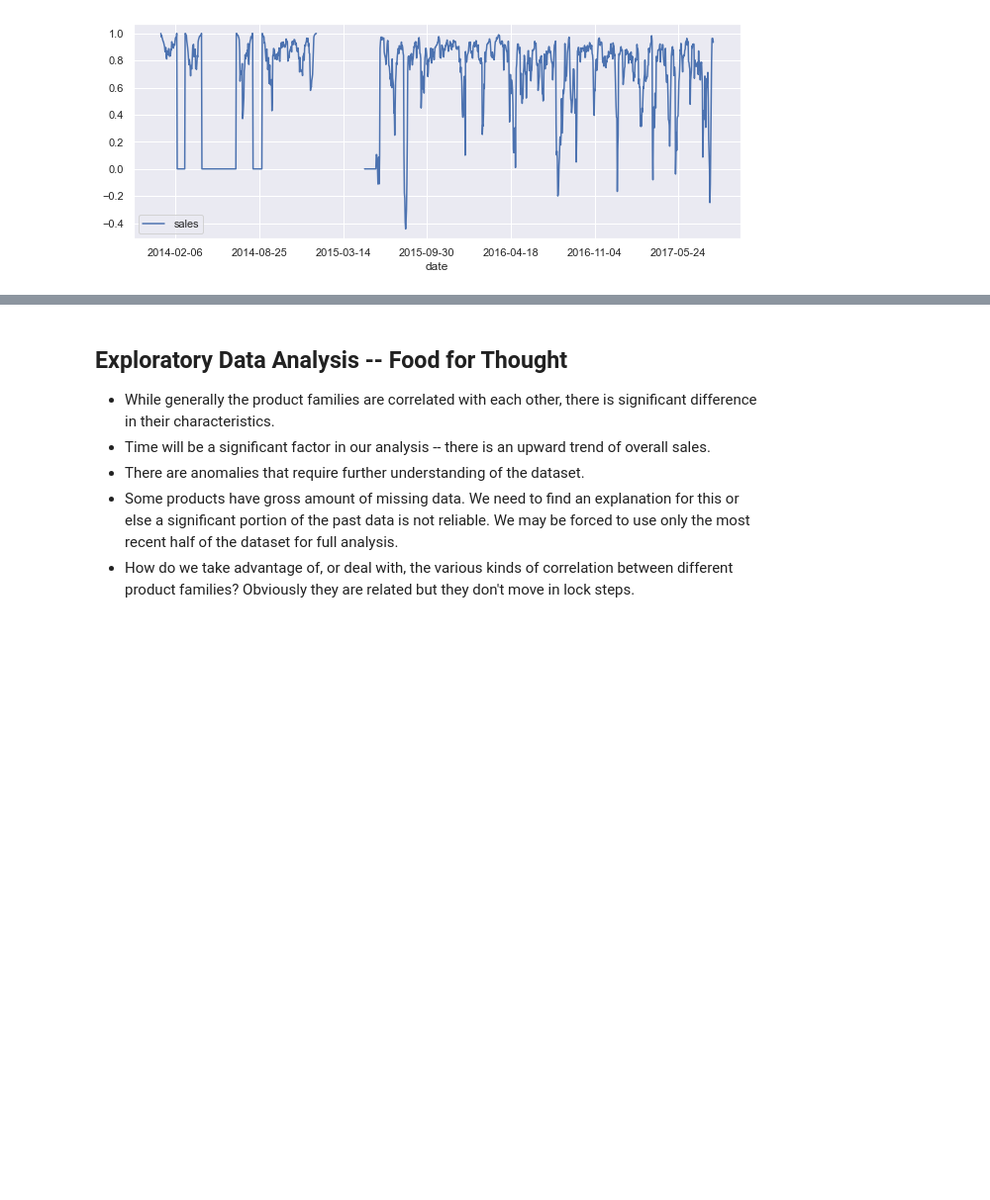
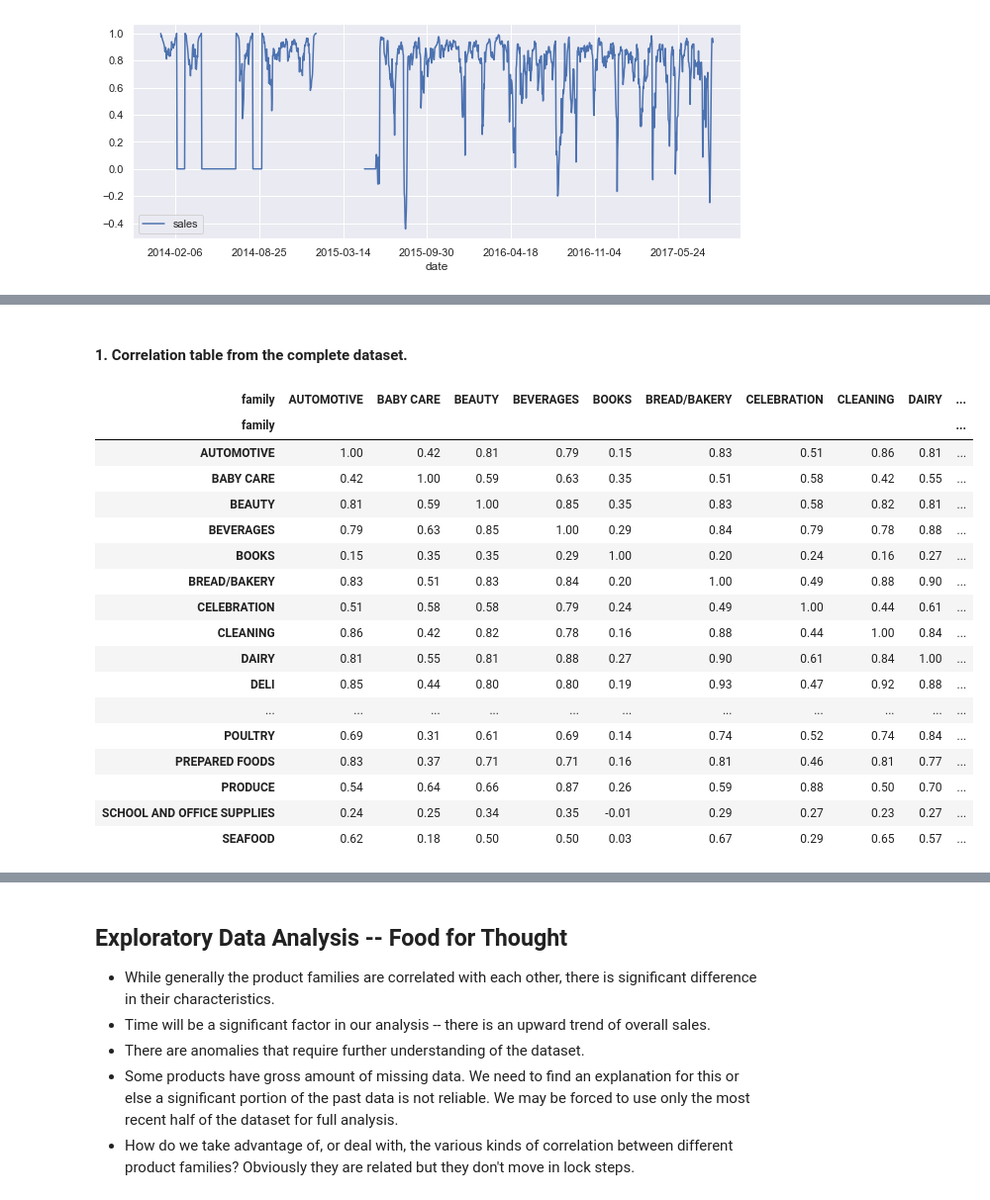
Before and after one commit to suhasAB/store-sales-forecasting, a Jupyter notebook: StoreSales.ipynb, the cells around one changed output, grey strips where cells are left out. Shown at 99% size. Saved outputs shown, nothing was run; the diff lists cells and outputs as text; code cells hidden in the pictures; blank space fills up the shorter version.

```diff
--- a/StoreSales.ipynb
+++ b/StoreSales.ipynb
@@ -456,0 +505,3 @@ homecare.rolling(10).corr(school).plot()
+# %%
+pivoted_table = train.pivot_table('sales', ['date'], 'family')
+pivoted_table
@@ -456,0 +523,29 @@ homecare.rolling(10).corr(school).plot()
+# %% [markdown]
+#### 1. Correlation table from the complete dataset.
+# %%
+import pandas as pd
+import numpy as np
+
+
+corr = pivoted_table.corr()
+
+corr.style.background_gradient(cmap='coolwarm').set_precision(2)
+# %% [output]
+| family | AUTOMOTIVE | BABY CARE | BEAUTY | BEVERAGES | BOOKS | BREAD/BAKERY | CELEBRATION | CLEANING | DAIRY | ... |
+| family |  |  |  |  |  |  |  |  |  | ... |
+| AUTOMOTIVE | 1.00 | 0.42 | 0.81 | 0.79 | 0.15 | 0.83 | 0.51 | 0.86 | 0.81 | ... |
+| BABY CARE | 0.42 | 1.00 | 0.59 | 0.63 | 0.35 | 0.51 | 0.58 | 0.42 | 0.55 | ... |
+| BEAUTY | 0.81 | 0.59 | 1.00 | 0.85 | 0.35 | 0.83 | 0.58 | 0.82 | 0.81 | ... |
+| BEVERAGES | 0.79 | 0.63 | 0.85 | 1.00 | 0.29 | 0.84 | 0.79 | 0.78 | 0.88 | ... |
+| BOOKS | 0.15 | 0.35 | 0.35 | 0.29 | 1.00 | 0.20 | 0.24 | 0.16 | 0.27 | ... |
+| BREAD/BAKERY | 0.83 | 0.51 | 0.83 | 0.84 | 0.20 | 1.00 | 0.49 | 0.88 | 0.90 | ... |
+| CELEBRATION | 0.51 | 0.58 | 0.58 | 0.79 | 0.24 | 0.49 | 1.00 | 0.44 | 0.61 | ... |
+| CLEANING | 0.86 | 0.42 | 0.82 | 0.78 | 0.16 | 0.88 | 0.44 | 1.00 | 0.84 | ... |
+| DAIRY | 0.81 | 0.55 | 0.81 | 0.88 | 0.27 | 0.90 | 0.61 | 0.84 | 1.00 | ... |
+| DELI | 0.85 | 0.44 | 0.80 | 0.80 | 0.19 | 0.93 | 0.47 | 0.92 | 0.88 | ... |
+| ... | ... | ... | ... | ... | ... | ... | ... | ... | ... | ... |
+| POULTRY | 0.69 | 0.31 | 0.61 | 0.69 | 0.14 | 0.74 | 0.52 | 0.74 | 0.84 | ... |
+| PREPARED FOODS | 0.83 | 0.37 | 0.71 | 0.71 | 0.16 | 0.81 | 0.46 | 0.81 | 0.77 | ... |
+| PRODUCE | 0.54 | 0.64 | 0.66 | 0.87 | 0.26 | 0.59 | 0.88 | 0.50 | 0.70 | ... |
+| SCHOOL AND OFFICE SUPPLIES | 0.24 | 0.25 | 0.34 | 0.35 | -0.01 | 0.29 | 0.27 | 0.23 | 0.27 | ... |
+| SEAFOOD | 0.62 | 0.18 | 0.50 | 0.50 | 0.03 | 0.67 | 0.29 | 0.65 | 0.57 | ... |
```
Also changed, not shown: parts of 12 cells of this notebook, 4 other files.
